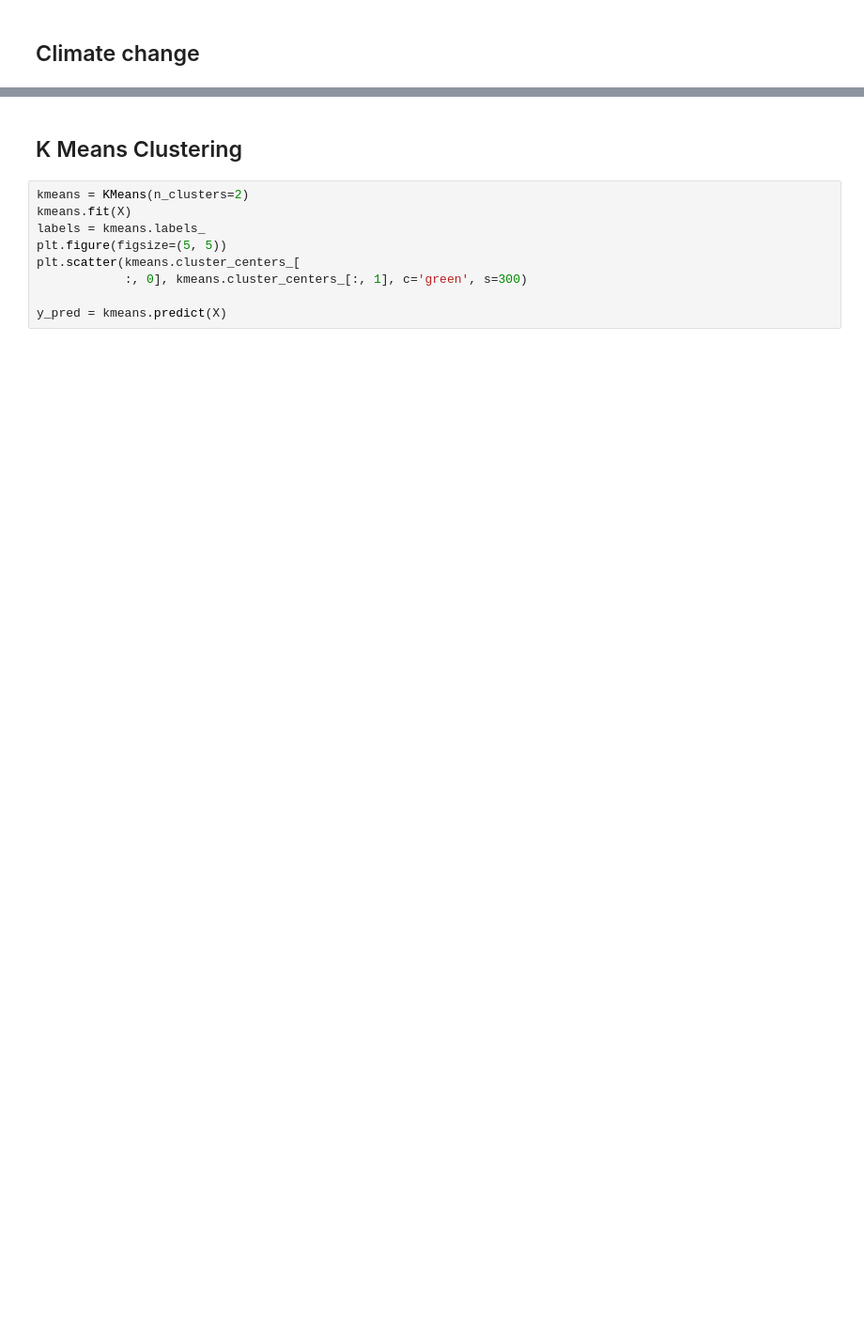
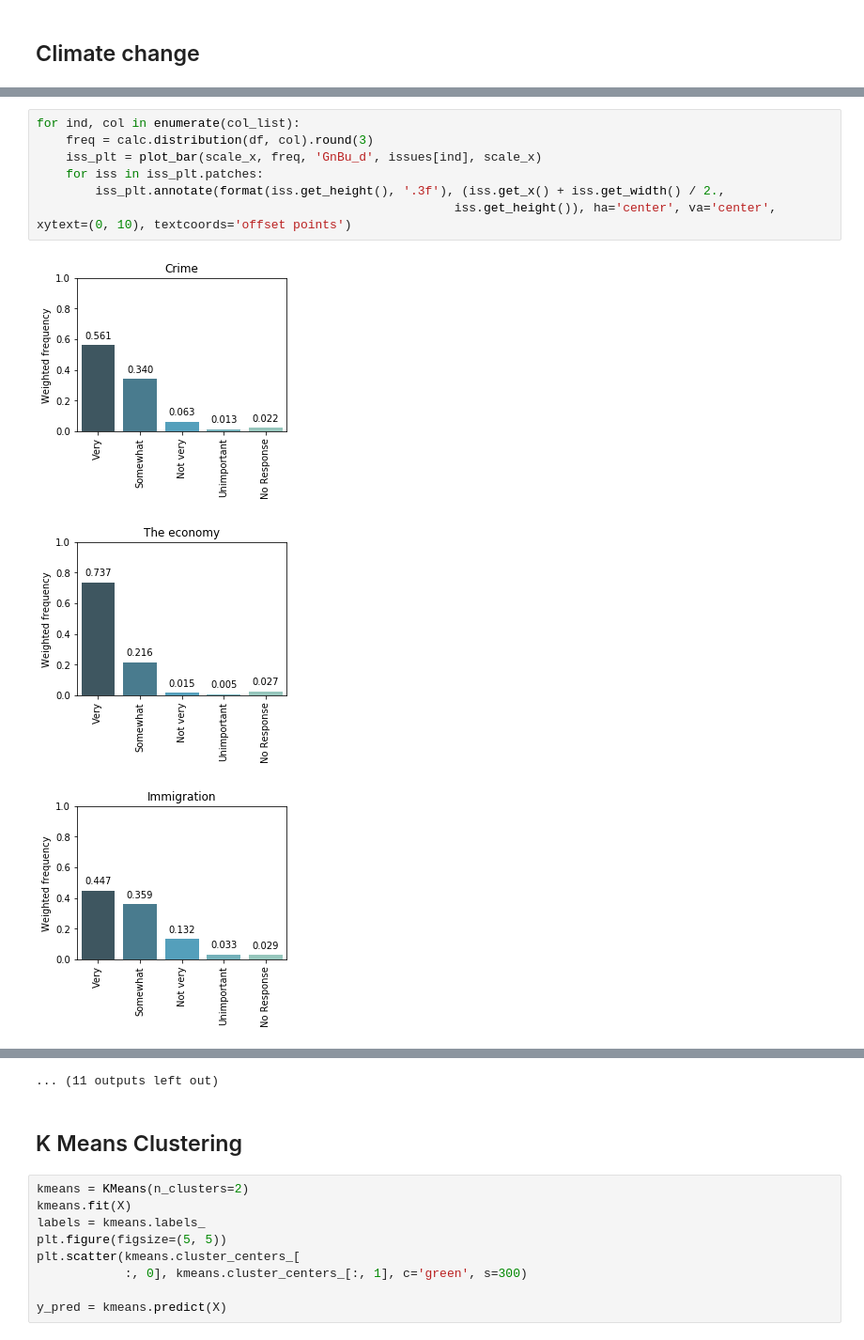
Before and after one commit to ali0003433/predict-by-issue-prioritization, a Jupyter notebook: notebooks/appendix.ipynb, the cells around one changed output, grey strips where cells are left out. Shown at 94% size. Saved outputs shown, nothing was run; the diff lists cells and outputs as text; blank space fills up the shorter version.

```diff
--- a/notebooks/appendix.ipynb
+++ b/notebooks/appendix.ipynb
@@ -112,0 +134,11 @@ plt.show()
+# %%
+for ind, col in enumerate(col_list):
+    freq = calc.distribution(df, col).round(3)
+    iss_plt = plot_bar(scale_x, freq, 'GnBu_d', issues[ind], scale_x)
+    for iss in iss_plt.patches:
+        iss_plt.annotate(format(iss.get_height(), '.3f'), (iss.get_x() + iss.get_width() / 2.,
+                                                         iss.get_height()), ha='center', va='center', xytext=(0, 10), textcoords='offset points')
+# %% [output]
+[figure, added]
+[figure, added]
+[figure, added]
@@ -113,3 +154,4 @@ plt.show()
+... (11 outputs left out)
 # %% [markdown]
 ## K Means Clustering
 # %%
```
Also changed, not shown: parts of 15 cells of this notebook, 1 other file.
